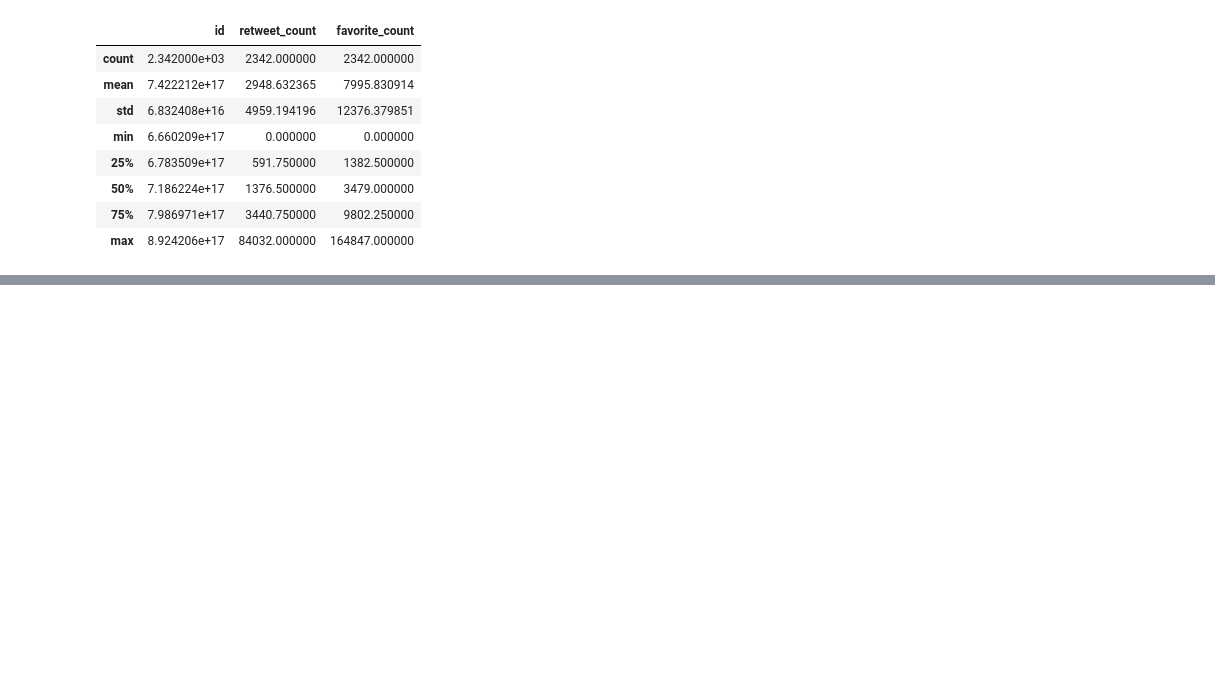
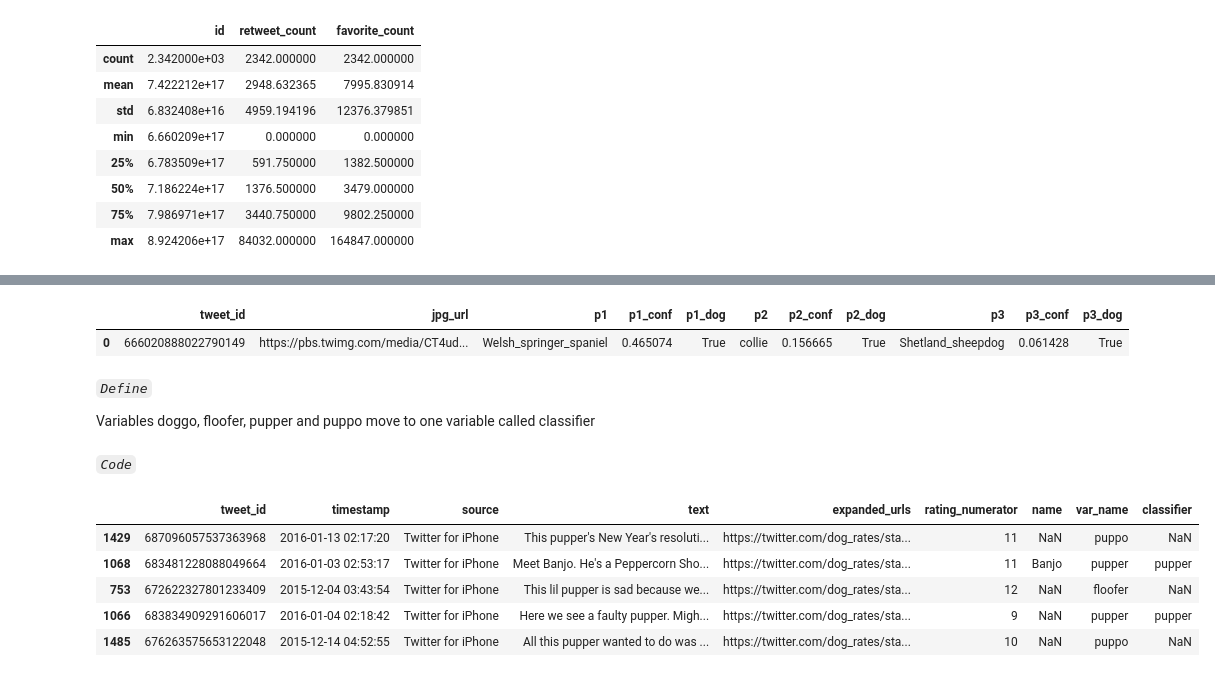
Before and after one commit to taglitis/weratedogs, a Jupyter notebook: wrangle_act.ipynb, the cells around one changed output, grey strips where cells are left out. Drawn from its saved outputs; the diff is of its cells as text; code cells hidden in the pictures; blank space fills up the shorter version.

```diff
--- a/wrangle_act.ipynb
+++ b/wrangle_act.ipynb
@@ -360,0 +499,2 @@ tweets_api.describe()
+# %%
+tw_arc.timestamp = tw_arc.timestamp.str[:-5].str.strip()
@@ -360,0 +518,2 @@ tweets_api.describe()
+# %%
+tw_arc.name =tw_arc.name.str.title()
@@ -360,0 +550,26 @@ tweets_api.describe()
+# %%
+prediction.head(1)
+# %% [output]
+|  | tweet_id | jpg_url | p1 | p1_conf | p1_dog | p2 | p2_conf | p2_dog | p3 | p3_conf | p3_dog |
+| 0 | 666020888022790149 | https://pbs.twimg.com/media/CT4ud... | Welsh_springer_spaniel | 0.465074 | True | collie | 0.156665 | True | Shetland_sheepdog | 0.061428 | True |
+# %% [markdown]
+*`Define`*
+
+Variables doggo, floofer, pupper and puppo move to one variable called classifier
+# %% [markdown]
+*`Code`*
+# %%
+tw_arc_temp=tw_arc[~((tw_arc['doggo'] != 'doggo') & (tw_arc['floofer'] != 'floofer') & (tw_arc['pupper'] != 'pupper') & (tw_arc['puppo'] != 'puppo'))].replace('None', np.nan)
+#'doggo', 'floofer', 'pupper', 'puppo'
+# %%
+tw_arc_temp = pd.melt(tw_arc_temp, id_vars = ['tweet_id', 'timestamp', 'source', 'text', 'expanded_urls', 'rating_numerator', 'name'],
+                      var_name = 'var_name', value_name = 'classifier')
+# %%
+tw_arc_temp.sample(5)
+# %% [output]
+|  | tweet_id | timestamp | source | text | expanded_urls | rating_numerator | name | var_name | classifier |
+| 1429 | 687096057537363968 | 2016-01-13 02:17:20 | Twitter for iPhone | This pupper's New Year's resoluti... | https://twitter.com/dog_rates/sta... | 11 | NaN | puppo | NaN |
+| 1068 | 683481228088049664 | 2016-01-03 02:53:17 | Twitter for iPhone | Meet Banjo. He's a Peppercorn Sho... | https://twitter.com/dog_rates/sta... | 11 | Banjo | pupper | pupper |
+| 753 | 672622327801233409 | 2015-12-04 03:43:54 | Twitter for iPhone | This lil pupper is sad because we... | https://twitter.com/dog_rates/sta... | 12 | NaN | floofer | NaN |
+| 1066 | 683834909291606017 | 2016-01-04 02:18:42 | Twitter for iPhone | Here we see a faulty pupper. Migh... | https://twitter.com/dog_rates/sta... | 9 | NaN | pupper | pupper |
+| 1485 | 676263575653122048 | 2015-12-14 04:52:55 | Twitter for iPhone | All this pupper wanted to do was ... | https://twitter.com/dog_rates/sta... | 10 | NaN | puppo | NaN |
```
Also changed, not shown: parts of 86 cells of this notebook, 1 other file.
